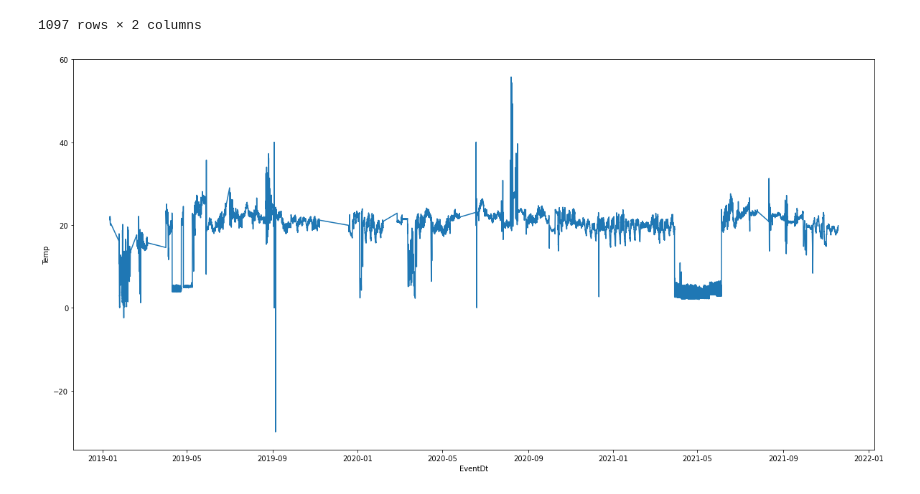
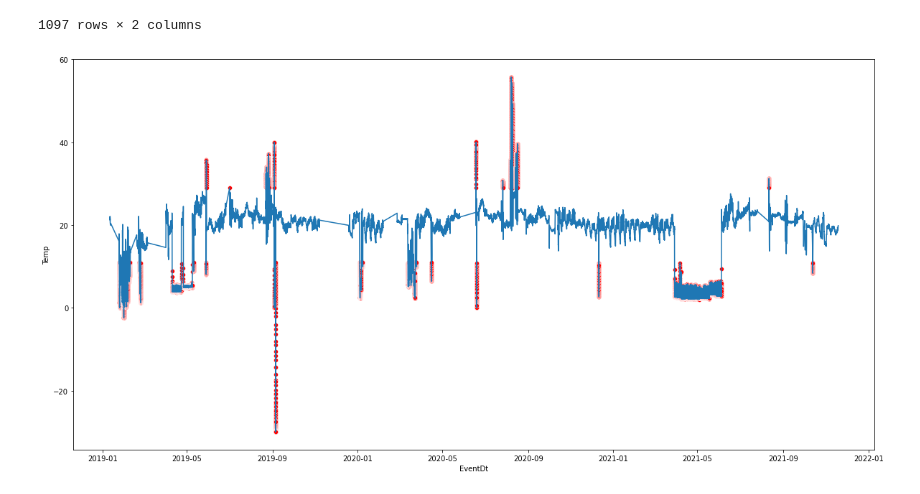
Before and after one commit to margja/SenseAnywhere, a Jupyter notebook: anomalies.ipynb, the cells around one changed output. Saved outputs shown, nothing was run; the diff lists cells and outputs as text; code cells hidden in the pictures.

```diff
--- a/anomalies.ipynb
+++ b/anomalies.ipynb
@@ -258,6 +258,7 @@ df_All_D.reset_index()
 1097 rows × 2 columns
 # %%
 sns.lineplot(data=df_U, x="EventDt", y="Temp")
+sns.scatterplot(x="EventDt", y="Temp", data=getOutliersList(df_U), c=['r'])
 plt.gcf().set_size_inches(20, 10)
 # %% [output]
-[figure, old version]
+[figure, new version]
```
Also changed, not shown: 2 other files.
